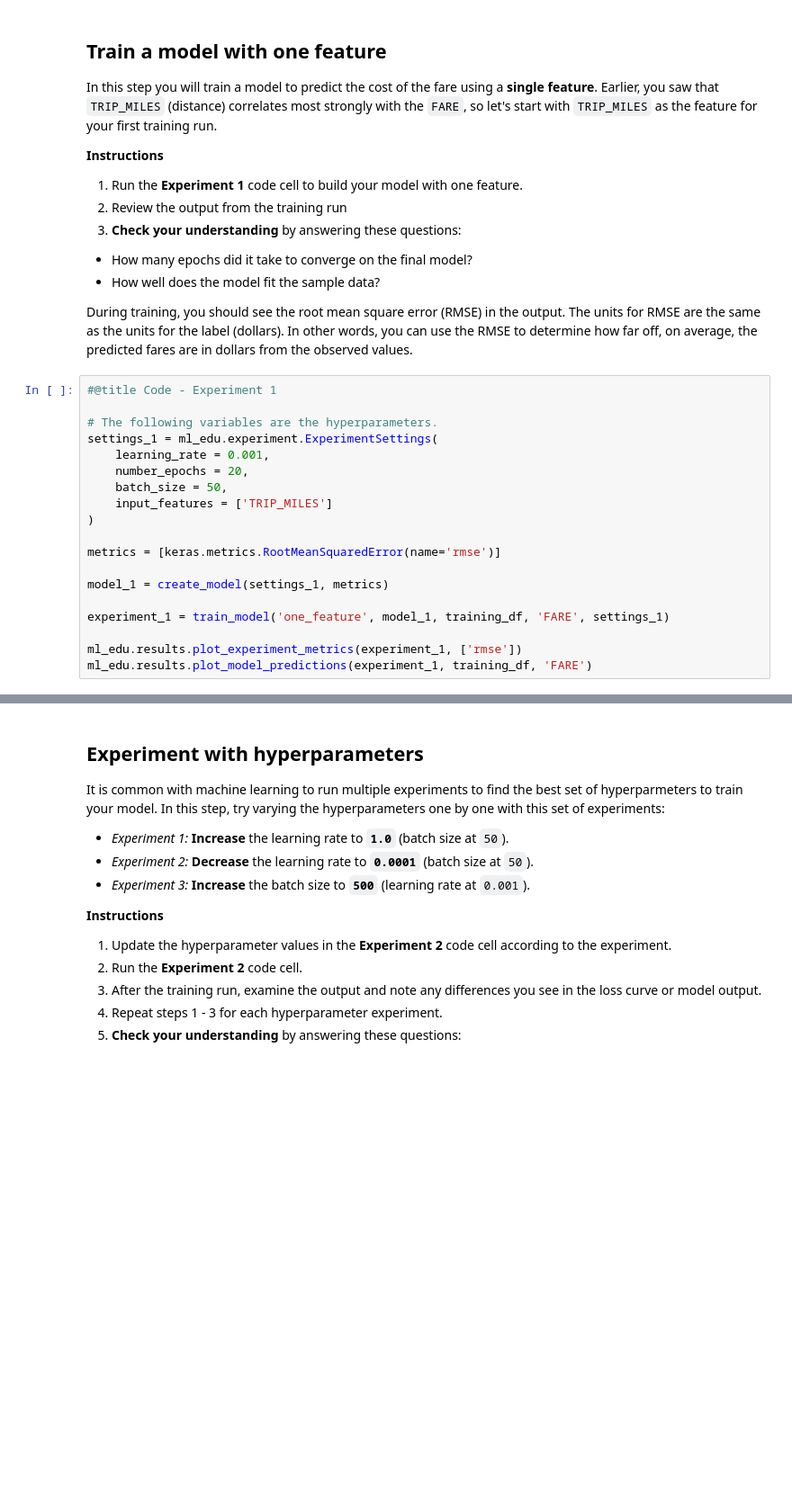
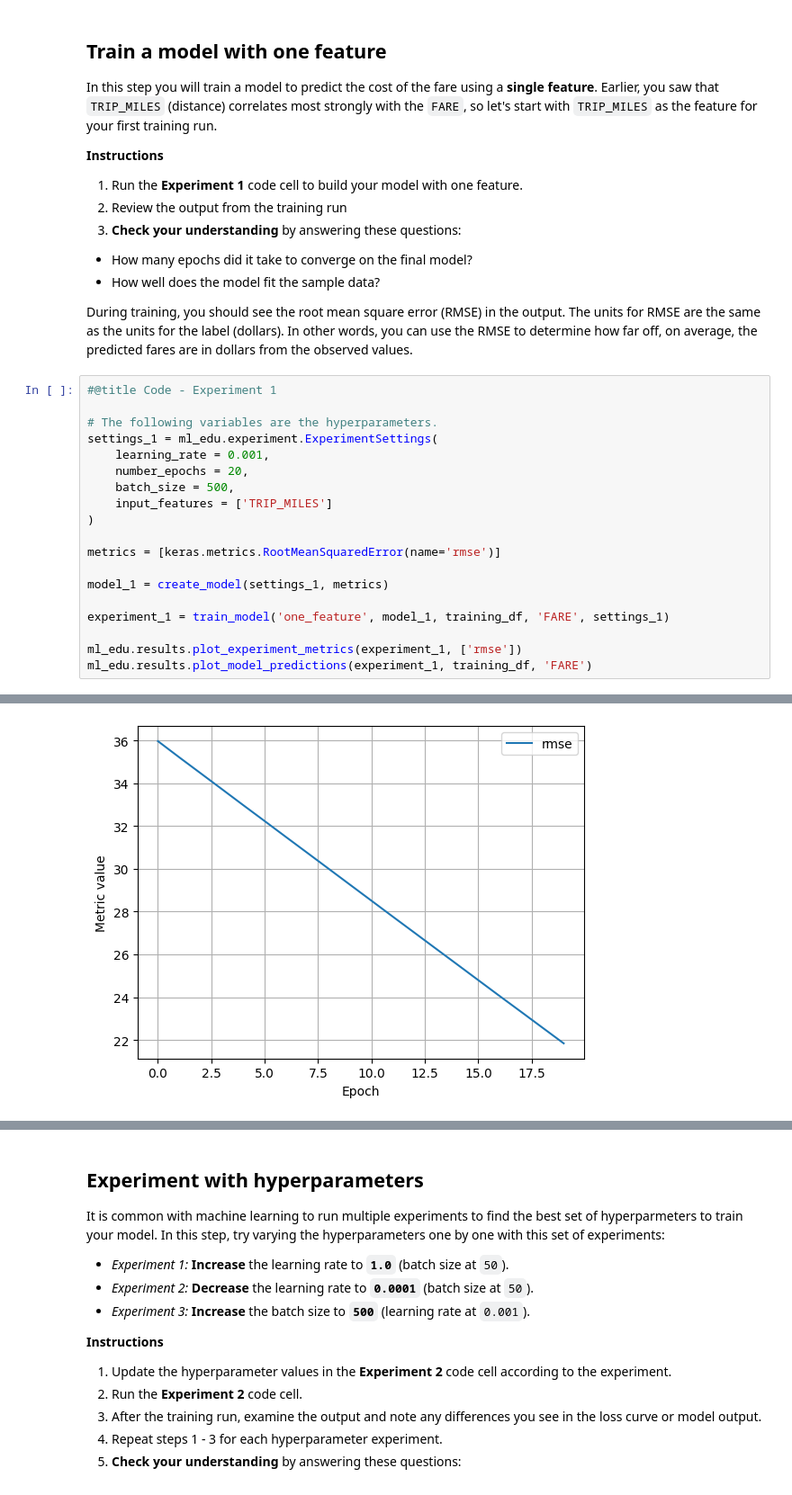
Before and after one commit to rudolph2007/AutonomousVehicleControlBeginnersGuide, a Jupyter notebook: ml/cc/exercises/linear_regression_taxi.ipynb, the cells around one changed output, grey strips where cells are left out. Shown at 90% size. Cells and saved outputs as stored; diff of their text form; blank space fills up the shorter version.

```diff
--- a/ml/cc/exercises/linear_regression_taxi.ipynb
+++ b/ml/cc/exercises/linear_regression_taxi.ipynb
@@ -304,7 +368,7 @@ During training, you should see the root mean square error (RMSE) in the output.
 settings_1 = ml_edu.experiment.ExperimentSettings(
     learning_rate = 0.001,
     number_epochs = 20,
-    batch_size = 50,
+    batch_size = 500,
     input_features = ['TRIP_MILES']
 )
 
@@ -316,3 +380,4 @@ experiment_1 = train_model('one_feature', model_1, training_df, 'FARE', settings
 
 ml_edu.results.plot_experiment_metrics(experiment_1, ['rmse'])
 ml_edu.results.plot_model_predictions(experiment_1, training_df, 'FARE')
+# %% [output]
@@ -319,3 +402,4 @@ ml_edu.results.plot_model_predictions(experiment_1, training_df, 'FARE')
+[figure, added]
 # %%
 #@title Double-click to view answers for training model with one feature
 
```
Also changed, not shown: parts of 19 cells of this notebook.
